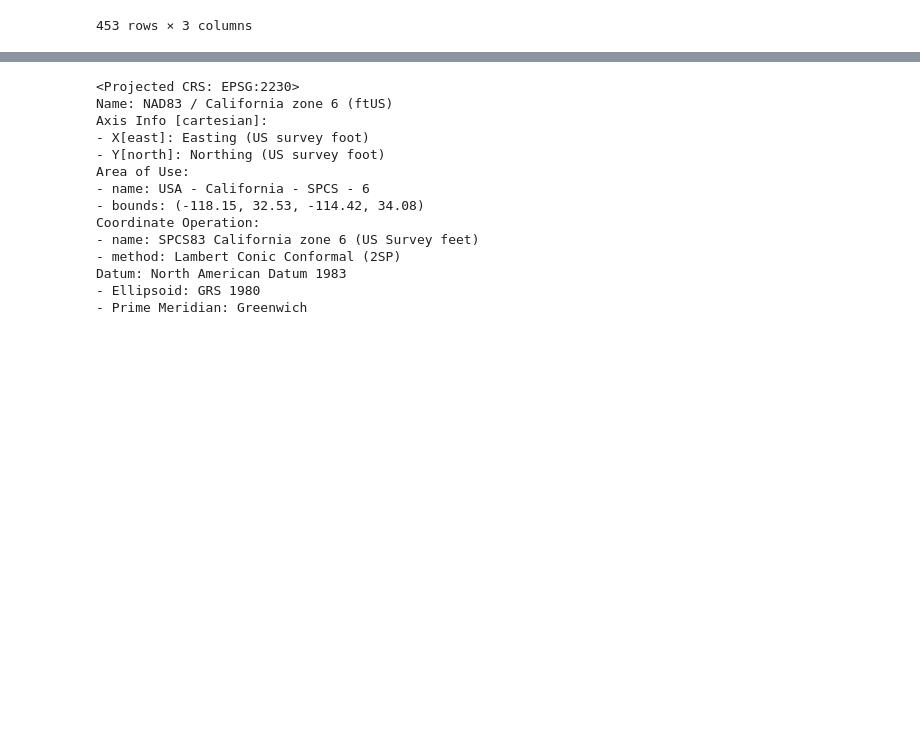
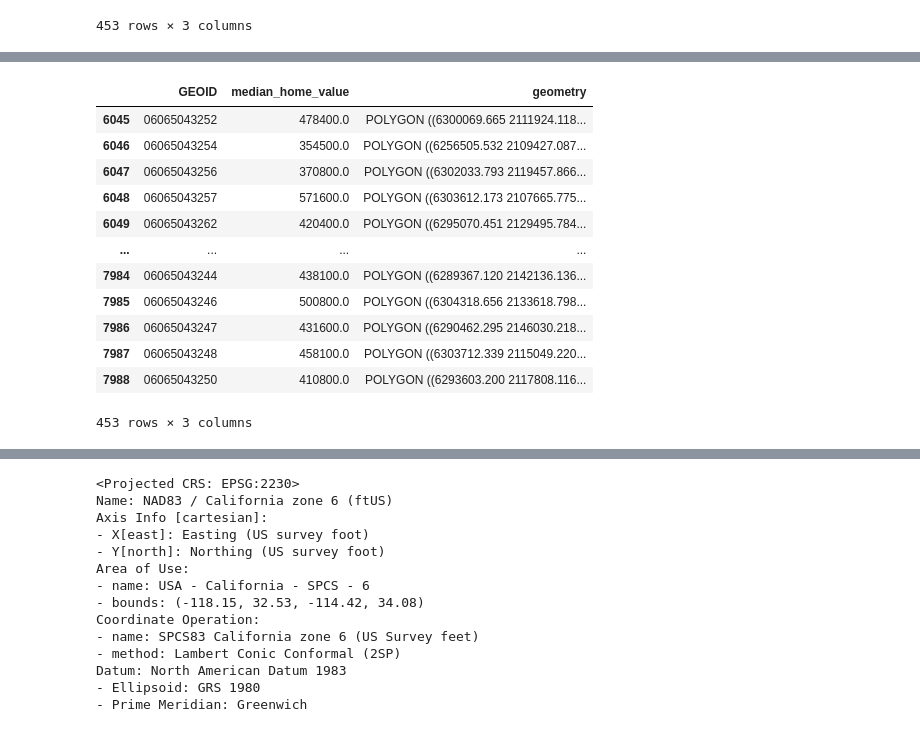
Before and after one commit to nnasr001/PBPL280S21Project1, a Jupyter notebook: neighborhood_income.ipynb, the cells around one changed output, grey strips where cells are left out. Cells and saved outputs as stored; diff of their text form; code cells hidden in the pictures; blank space fills up the shorter version.

```diff
--- a/neighborhood_income.ipynb
+++ b/neighborhood_income.ipynb
@@ -282,0 +279,2 @@ tract_income.plot(column='median_household_income', scheme='FisherJenks', k=3, l
+# %%
+riverside_homevalue = tract_income[tract_income.GEOID.str.startswith('06065')]
@@ -282,0 +297,18 @@ tract_income.plot(column='median_household_income', scheme='FisherJenks', k=3, l
+# %%
+riverside_homevalue = riverside_homevalue[['GEOID','median_home_value','geometry']]
+# %%
+riverside_homevalue
+# %% [output]
+|  | GEOID | median_home_value | geometry |
+| 6045 | 06065043252 | 478400.0 | POLYGON ((6300069.665 2111924.118... |
+| 6046 | 06065043254 | 354500.0 | POLYGON ((6256505.532 2109427.087... |
+| 6047 | 06065043256 | 370800.0 | POLYGON ((6302033.793 2119457.866... |
+| 6048 | 06065043257 | 571600.0 | POLYGON ((6303612.173 2107665.775... |
+| 6049 | 06065043262 | 420400.0 | POLYGON ((6295070.451 2129495.784... |
+| ... | ... | ... | ... |
+| 7984 | 06065043244 | 438100.0 | POLYGON ((6289367.120 2142136.136... |
+| 7985 | 06065043246 | 500800.0 | POLYGON ((6304318.656 2133618.798... |
+| 7986 | 06065043247 | 431600.0 | POLYGON ((6290462.295 2146030.218... |
+| 7987 | 06065043248 | 458100.0 | POLYGON ((6303712.339 2115049.220... |
+| 7988 | 06065043250 | 410800.0 | POLYGON ((6293603.200 2117808.116... |
+453 rows × 3 columns
```
Also changed, not shown: parts of 14 cells of this notebook.
